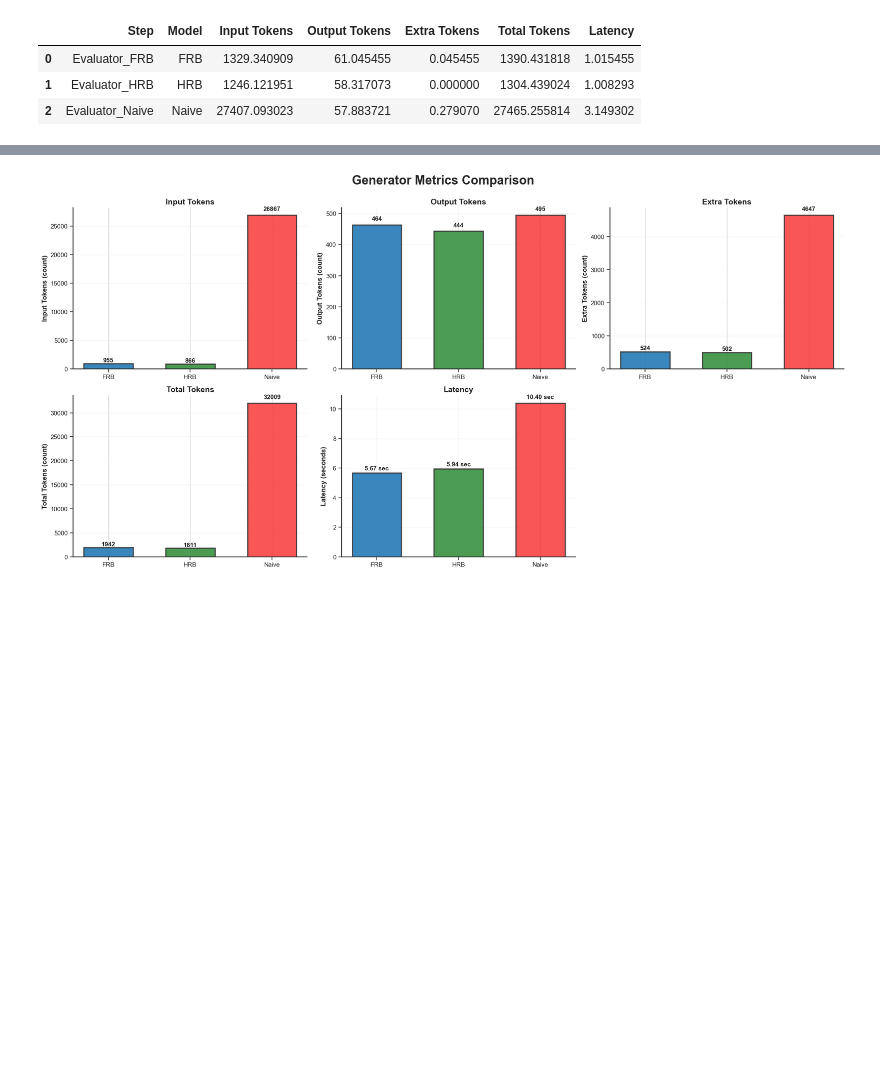
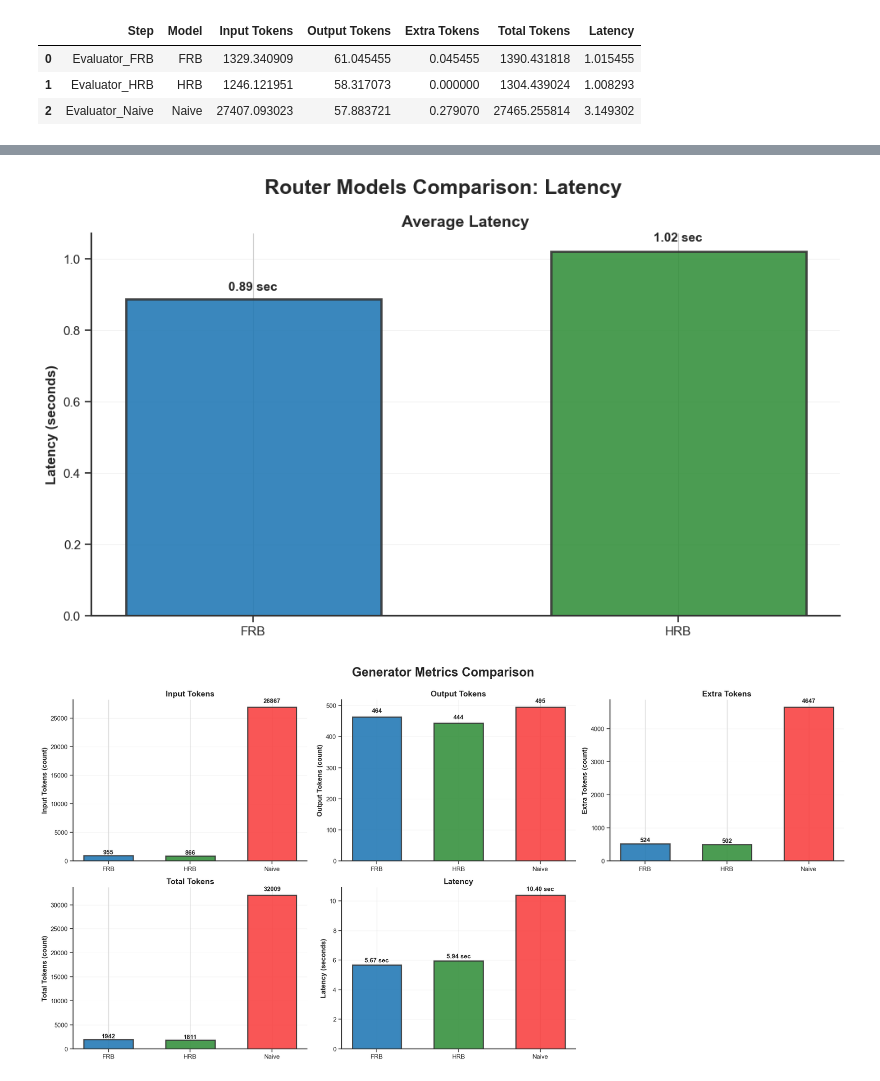
Before and after one commit to andreamurari/TesiMagistrale_NextQuerySuggestion, a Jupyter notebook: GeminiAPI_x_streamlit/token_usage_analysis.ipynb, the cells around one changed output, grey strips where cells are left out. Cells and saved outputs as stored; diff of their text form; code cells hidden in the pictures; blank space fills up the shorter version.

```diff
--- a/GeminiAPI_x_streamlit/token_usage_analysis.ipynb
+++ b/GeminiAPI_x_streamlit/token_usage_analysis.ipynb
@@ -461,3 +463,78 @@ plt.show()
+# %%
+import matplotlib.pyplot as plt
+
+# Assumiamo che router_usage_df e model_cmap siano già definiti
+metrics_to_plot = ['Latency']
+metric = metrics_to_plot[0]
+
+# 3. Setup dello stile accademico
+plt.rcParams['font.family'] = 'serif'
+plt.rcParams['font.size'] = 11
+plt.rcParams['axes.linewidth'] = 1.5
+plt.rcParams['grid.linewidth'] = 0.8
+plt.style.use('seaborn-v0_8-whitegrid')
+
+# 4. Creazione della figura (dimensioni ridotte per un singolo grafico)
+fig, ax = plt.subplots(1, 1, figsize=(10, 6))
+
+# Titolo aggiornato per essere coerente con la metrica analizzata
+fig.suptitle('Router Models Comparison: Latency', fontsize=18, fontweight='bold', y=0.96)
+
+# 5. Creazione del Bar Chart direttamente su 'ax'
+bars = ax.bar(
+    router_usage_df['Model'],
+    router_usage_df[metric],
+    color=[model_cmap[model] for model in router_usage_df['Model']],
+    edgecolor='#333333',
+    linewidth=2,
+    alpha=0.88,
+    width=0.6
+)
+
+# Identificazione unità di misura
+is_latency = (metric == 'Latency')
+ylabel = f'{metric} (seconds)' if is_latency else f'{metric} (count)'
+
+# Configurazione assi e griglia
+ax.set_ylabel(ylabel, fontsize=12, fontweight='bold')
+ax.set_title(f'Average {metric}', fontsize=14, fontweight='bold')
+ax.grid(axis='y', alpha=0.25, linestyle='-', linewidth=0.7)
+ax.set_axisbelow(True)
+ax.tick_params(axis='both', which='major', labelsize=11, length=6, width=1.2)
+
+# Aggiunta delle etichette dei valori sopra le barre
+for bar in bars:
+    height = bar.get_height()
+
+    text_label = f'{height:.2f} sec' if is_latency else f'{height:.0f}'
+
+    ax.text(
+        bar.get_x() + bar.get_width() / 2.,
+        height * 1.02, # Spinge l'etichetta leggermente sopra la barra
+        text_label,
+        ha='center',
+        va='bottom',
+        fontsize=11,
+        fontweight='bold'
+    )
+
+# Pulizia dei bordi (spines)
+ax.spines['top'].set_visible(False)
+ax.spines['right'].set_visible(False)
+ax.spines['left'].set_linewidth(1.5)
+ax.spines['bottom'].set_linewidth(1.5)
+ax.spines['left'].set_color('#333333')
+ax.spines['bottom'].set_color('#333333')
+
+# Layout e visualizzazione
+plt.tight_layout()
+plt.subplots_adjust(top=0.85) # Crea spazio sufficiente per il suptitle
+plt.show()
+
+
+fig.savefig('../plots/router_latency_comparison.png', dpi=300, bbox_inches='tight')
+# %% [output]
+[figure, added]
 # %%
 # Assuming router_usage_df and model_cmap are defined earlier in your script
 metrics_to_plot = ['Input Tokens', 'Output Tokens', 'Extra Tokens', 'Total Tokens', 'Latency']
```
Also changed, not shown: parts of 3 cells of this notebook, 2 other files.
